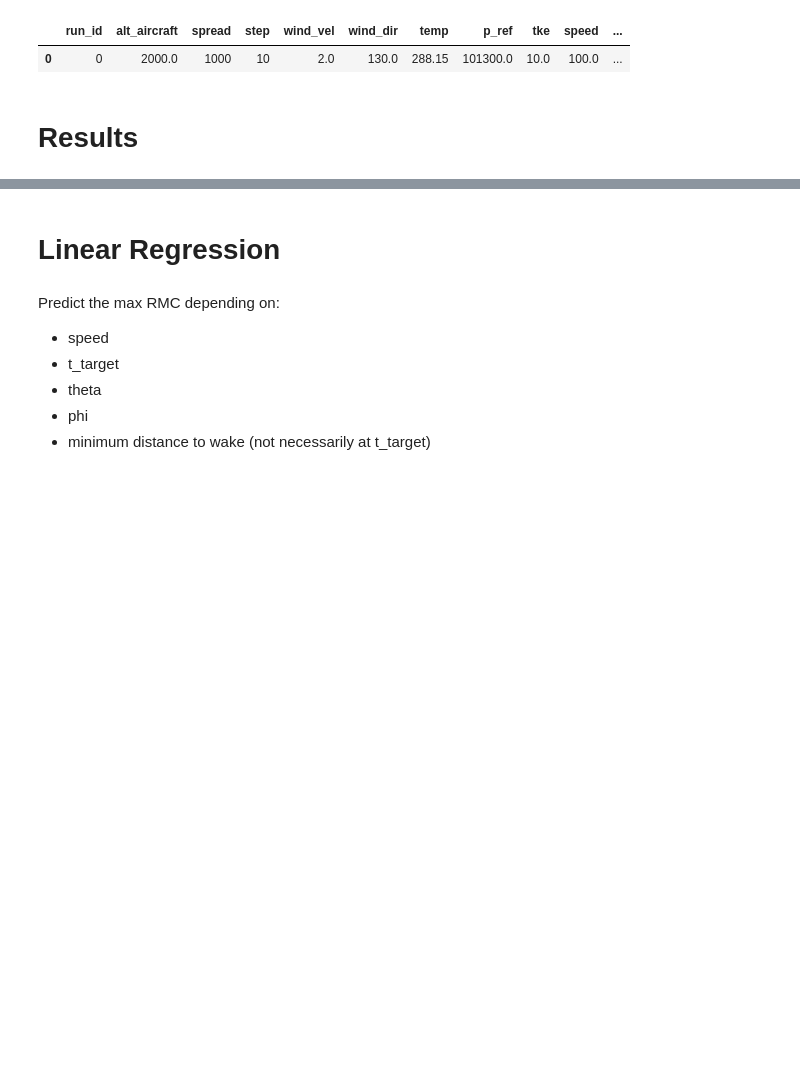
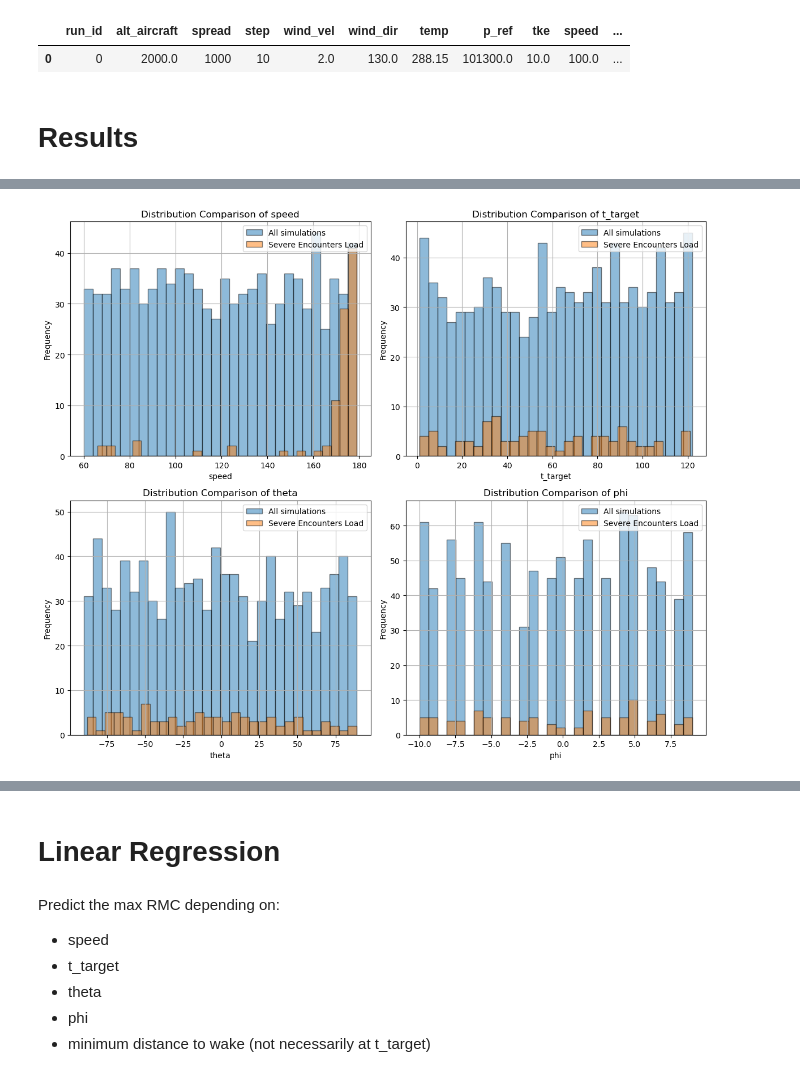
Before and after one commit to kruuZHAW/wake_encounter, a Jupyter notebook: run/analysis.ipynb, the cells around one changed output, grey strips where cells are left out. Saved outputs shown, nothing was run; the diff lists cells and outputs as text; code cells hidden in the pictures; blank space fills up the shorter version.

```diff
--- a/run/analysis.ipynb
+++ b/run/analysis.ipynb
@@ -204,0 +258,13 @@ plt.show()
+# %%
+#calulation of max load factors
+
+max_load = pd.Series([(df['Lift']/(mA320*g)).max() for df in results.values()])
+quantiles = max_load.quantile([0.25, 0.5, 0.75, 0.90, 0.95, 0.99])
+print(quantiles)
+
+keys_above_quantile_load = [
+    key for key, df in results.items()
+    if ((df['Lift']/(mA320*g)) >= max_load.quantile(0.90)).any()
+]
+
+severe_encounter_load = aggregated_params.query(f"simulation_index in {keys_above_quantile_load}")
@@ -204,0 +279,22 @@ plt.show()
+# %%
+columns_to_plot = ['speed', 't_target', 'theta', 'phi']
+
+fig, axes = plt.subplots(2, 2, figsize=(12, 10))
+axes = axes.flatten()  # Flatten to easily iterate through axes
+
+for i, column in enumerate(columns_to_plot):
+    if column in aggregated_params.columns and column in severe_encounter_load.columns:
+        axes[i].hist(aggregated_params[column], bins=30, alpha=0.5, label='All simulations', edgecolor='black')
+        axes[i].hist(severe_encounter_load[column], bins=30, alpha=0.5, label='Severe Encounters Load', edgecolor='black')
+        axes[i].set_title(f'Distribution Comparison of {column}')
+        axes[i].set_xlabel(column)
+        axes[i].set_ylabel('Frequency')
+        axes[i].legend(loc='upper right')
+        axes[i].grid(True)
+    else:
+        print(f"Column {column} not found in dataframe.")
+
+plt.tight_layout()
+plt.show()
+# %% [output]
+[figure, added]
```
Also changed, not shown: parts of 24 cells of this notebook, 10 other files.
